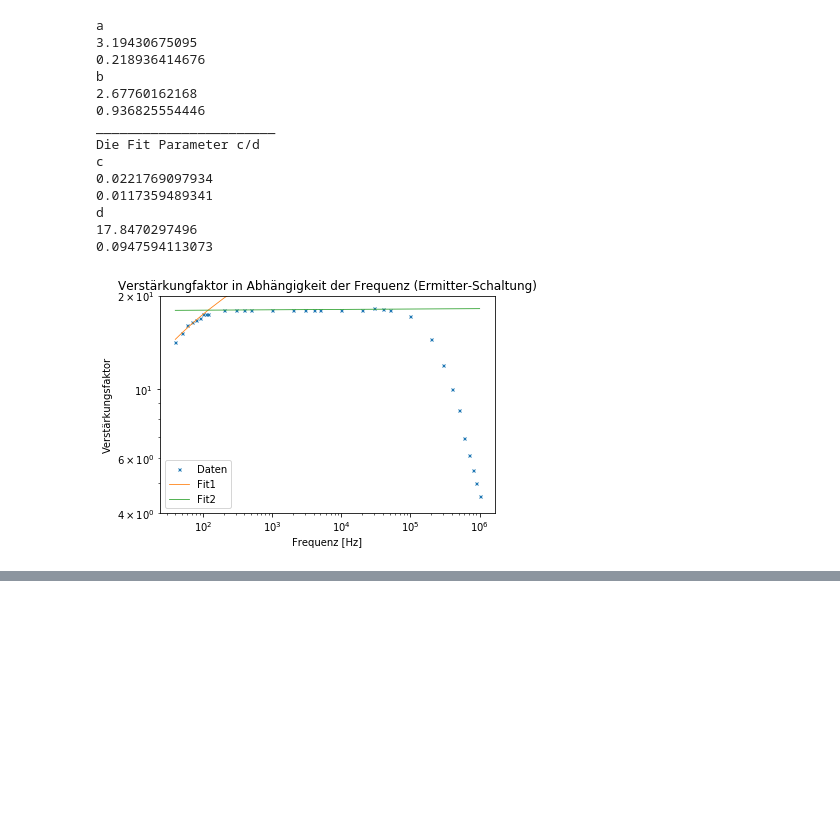
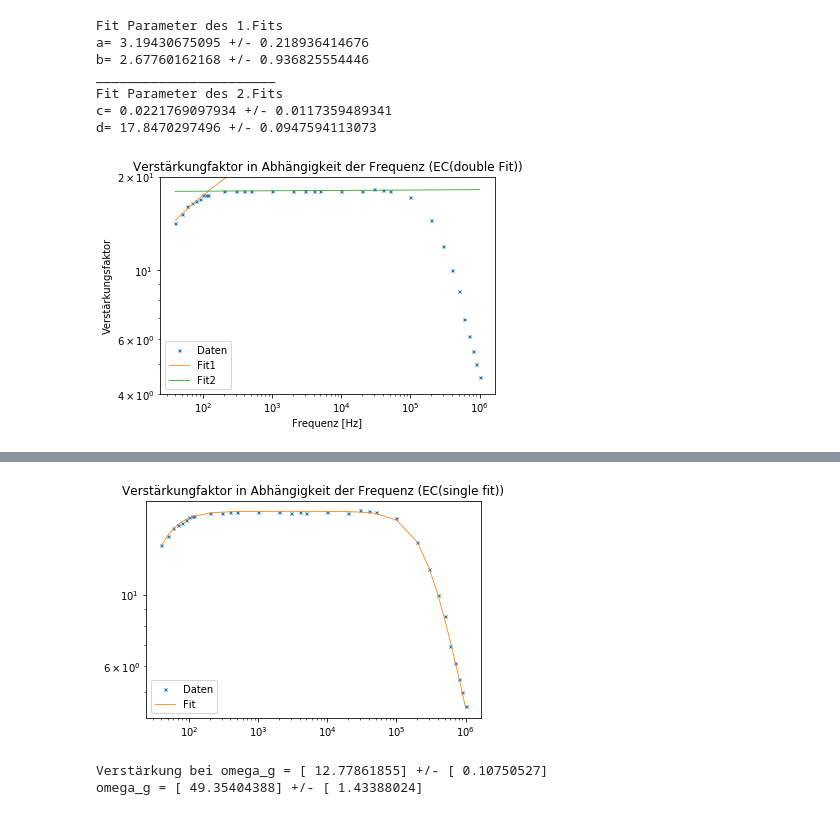
Before and after one commit to MajestyQ/FP, a Jupyter notebook: E 01 - Elektronik Grundpraktikum/E01ET.ipynb, the cells around one changed output, grey strips where cells are left out. Cells and saved outputs as stored; diff of their text form; code cells hidden in the pictures; blank space fills up the shorter version.

```diff
--- a/E 01 - Elektronik Grundpraktikum/E01ET.ipynb
+++ b/E 01 - Elektronik Grundpraktikum/E01ET.ipynb
@@ -46,12 +47,9 @@ b=popt[1]
 a_err=np.sqrt(pcov[0][0])
 b_err=np.sqrt(pcov[1][1])
 
-print('a')
-print(a)
-print(a_err)
-print('b')
-print(b)
-print(b_err)
+print('Fit Parameter des 1.Fits')
+print('a=',a,'+/-',a_err)
+print('b=',b,'+/-',b_err)
 
 plt.loglog(nu, fit_func_1(nu, *popt), linewidth=0.8, label='Fit1')
 plt.xlabel('Frequenz [Hz]')
@@ -59,7 +57,7 @@ plt.ylabel('Verstärkungsfaktor')
 plt.title(r'Verstärkungfaktor in Abhängigkeit der Frequenz')
 
 print('_______________________')
-print('Die Fit Parameter c/d')
+print('Fit Parameter des 2.Fits')
 
 #fit func to measured data 9:22
 def fit_func_2(nu, c, d):
@@ -72,12 +70,8 @@ d=popt[1]
 c_err=np.sqrt(pcov[0][0])
 d_err=np.sqrt(pcov[1][1])
 
-print('c')
-print(c)
-print(c_err)
-print('d')
-print(d)
-print(d_err)
+print('c=',c,'+/-',c_err)
+print('d=',d,'+/-',d_err)
 
 
 #plot fit func
@@ -85,49 +79,71 @@ plt.loglog(nu, fit_func_2(nu, *popt), linewidth=0.8, label='Fit2')
 plt.xlabel('Frequenz [Hz]')
 plt.ylabel('Verstärkungsfaktor')
 plt.ylim([4E0, 2E1])
-plt.title(r'Verstärkungfaktor in Abhängigkeit der Frequenz (Ermitter-Schaltung)')
+plt.title(r'Verstärkungfaktor in Abhängigkeit der Frequenz (EC(double Fit))')
 plt.legend(loc='best')
-plt.savefig(r'G:\Users\Thorben\Uni\GitHub\FP\E 01 - Elektronik Grundpraktikum\freqres.ermit.ET.pdf' ,format='PDF')
+plt.savefig(r'G:\Users\Thorben\Uni\GitHub\FP\E 01 - Elektronik Grundpraktikum\freqres.ermitter.double.ET.pdf' ,format='PDF')
 plt.show()
 
 #calculating point of intersection (fug)
 s=np.exp((d-b)/(a-c))
 
 s_err=np.sqrt(((s*d_err)/(c-a))**2+((s*b_err)/(a-c))**2+(((d-b)*s*c_err)/((c-a)**2))**2+(((d-b)*s*a_err)/((c-a)**2))**2)
 
 print('Schnittpunkt => Grenzfrequenz(f_ug)')
-print(s)
-print(s_err)
+print(s,'+/-',s_err)
+print()
 
 
 #calculating middle of plateau
 a=nu[9:10]
 b=nu[22:23]
 m=a+((b-a)/2)
 m_err=np.sqrt((1/2*nu_err[9:10])**2+(1/2*nu_err[22:23])**2)
 V_U_m=fit_func_2(m,c,d)
 V_U_m_err=np.sqrt((np.log(m)*c_err)**2+(c*m_err/m)**2+(d_err)**2)
 
 print('Verstärkung in der Mitte des Plateau Bereiches =', V_U_m, '+/-', V_U_m_err)
 
+
+#fit fit_func to measured data
+def fit_func(nu,V,W1,W2,n1,n2):
+    return V/(np.sqrt(1+1/(nu/W1)**(2*n1))*np.sqrt(1+(nu/W2)**(2*n2)))
+p0= [100 , 100 , 100000 , 5 , 5]
+popt, pcov = curve_fit(fit_func, nu, V_U , p0, V_U_err)
+perr = np.sqrt(np.diag(pcov))
+print()
+print('Die fit Parameter des Gesamtfits sind:')
+print('V=',popt[0],'+/-',pcov[0][0])
+print('W1=',popt[1],'+/-',pcov[1][1])
+print('W2=',popt[2],'+/-',pcov[2][2])
+print('n1=',popt[3],'+/-',pcov[3][3])
+print('n2=',popt[4],'+/-',pcov[4][4])
+
+plt.loglog(nu, V_U, linestyle='None', marker='x', markersize='3', label='Daten')
+plt.loglog(nu, fit_func(nu, *popt), linewidth=0.8, label='Fit')
+plt.title(r'Verstärkungfaktor in Abhängigkeit der Frequenz (EC(single fit))')
+plt.legend(loc='best')
+plt.savefig(r'G:\Users\Thorben\Uni\GitHub\FP\E 01 - Elektronik Grundpraktikum/freqres.ermitter.single.ET.pdf' ,format='PDF')
+plt.show()
+
 #calculating freqruence omega_g
 V_U_omega_g=V_U_m/np.sqrt(2)
 V_U_omega_g_err=V_U_m_err/np.sqrt(2)
 print('Verstärkung bei omega_g =', V_U_omega_g, '+/-', V_U_omega_g_err)
+
+#expected omega_g<<W2 => approximate nu/W2 = 0
+
+omega_g=popt[1]/((popt[0]/V_U_omega_g)-1)**(1/(2*popt[3]))
+omega_g_err=np.sqrt(((pcov[3][3]*popt[1]*((popt[0]/V_U_omega_g)**2-1)**(-1/(2*popt[3]))*np.log((popt[0]/V_U_omega_g)**2-1))/(2*popt[3]**2))**2+(pcov[1][1]/(((popt[0]/V_U_omega_g)**2-1)**(1/(2*popt[3]))))**2+((pcov[0][0]*popt[0]*popt[1]*((popt[0]/V_U_omega_g)**2-1)**(-1/(2*popt[3])-1))/(popt[3]*V_U_omega_g**2))**2+((V_U_omega_g_err*popt[0]**2*popt[1]*((popt[0]/V_U_omega_g)**2-1)**(-1/(2*popt[3])-1))/(popt[3]*V_U_omega_g**3))**2)
+
+print('omega_g =', omega_g, '+/-', omega_g_err)
 # %% [output]
-a
-3.19430675095
-0.218936414676
-b
-2.67760162168
-0.936825554446
+Fit Parameter des 1.Fits
+a= 3.19430675095 +/- 0.218936414676
+b= 2.67760162168 +/- 0.936825554446
 _______________________
-Die Fit Parameter c/d
-c
-0.0221769097934
-0.0117359489341
-d
-17.8470297496
-0.0947594113073
+Fit Parameter des 2.Fits
+c= 0.0221769097934 +/- 0.0117359489341
+d= 17.8470297496 +/- 0.0947594113073
-[figure, old version]
+[figure, new version]
 Schnittpunkt => Grenzfrequenz(f_ug)
@@ -138,3 +160,6 @@ Verstärkung bei omega_g = [ 12.77861855] +/- [ 0.10750527]
+[figure, added]
+Verstärkung bei omega_g = [ 12.77861855] +/- [ 0.10750527]
+omega_g = [ 49.35404388] +/- [ 1.43388024]
 # %%
 #frequency response
 #collector circuit
```
Also changed, not shown: parts of 3 cells of this notebook, 6 other files.
